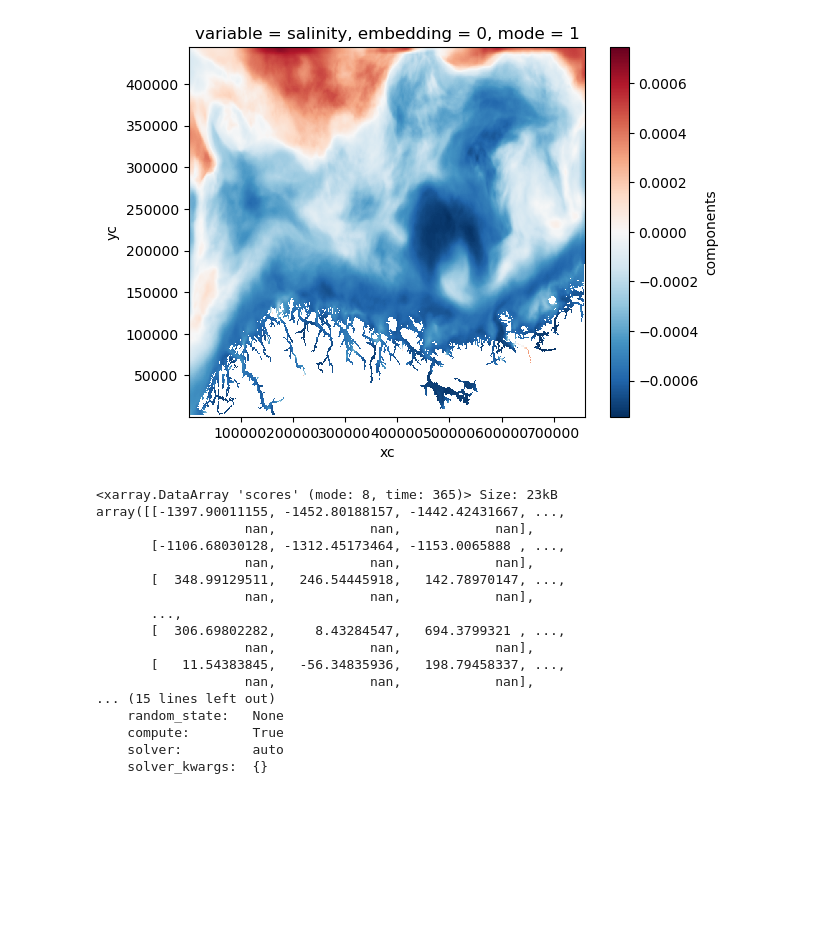
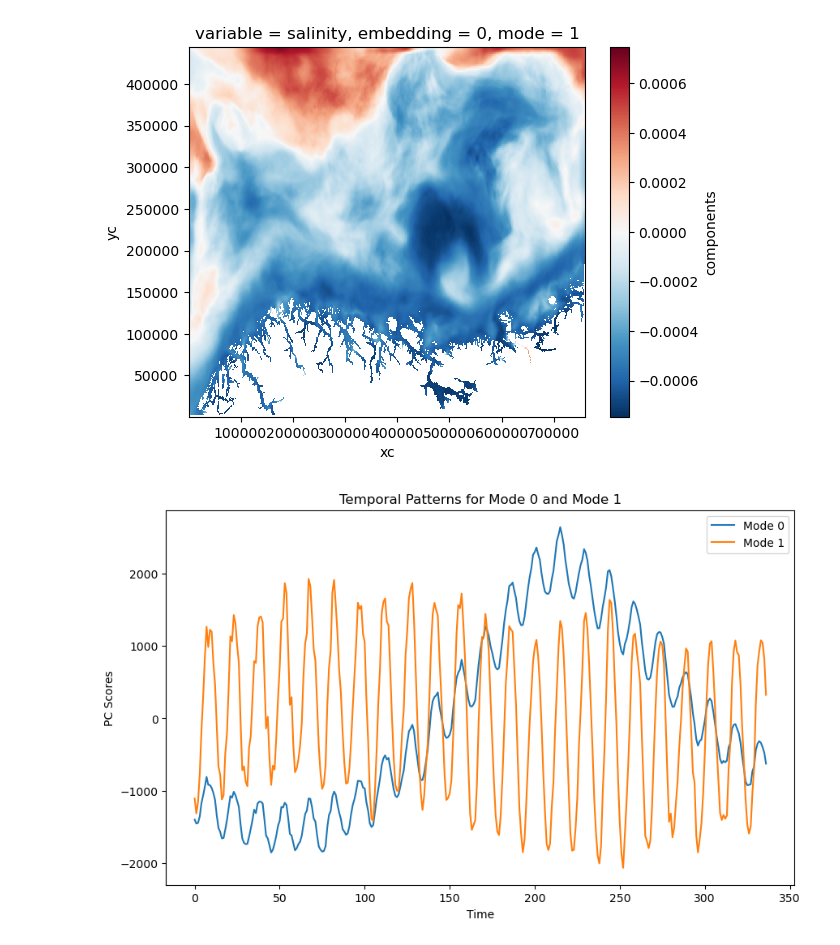
Before and after one commit to butterman0/spGDMM, a Jupyter notebook: 2_notebooks/1d_EOF.ipynb, the cells around one changed output. Cells and saved outputs as stored; diff of their text form; code cells hidden in the pictures; blank space fills up the shorter version.

```diff
--- a/2_notebooks/1d_EOF.ipynb
+++ b/2_notebooks/1d_EOF.ipynb
@@ -186,25 +270,20 @@ component.plot()
 # %% [output]
 <matplotlib.collections.QuadMesh at 0x...>
 [figure]
-# %%
-model.scores()
-# %% [output]
-<xarray.DataArray 'scores' (mode: 8, time: 365)> Size: 23kB
-array([[-1397.90011155, -1452.80188157, -1442.42431667, ...,
-                   nan,            nan,            nan],
-       [-1106.68030128, -1312.45173464, -1153.0065888 , ...,
-                   nan,            nan,            nan],
-       [  348.99129511,   246.54445918,   142.78970147, ...,
-                   nan,            nan,            nan],
-       ...,
-       [  306.69802282,     8.43284547,   694.3799321 , ...,
-                   nan,            nan,            nan],
-       [   11.54383845,   -56.34835936,   198.79458337, ...,
-                   nan,            nan,            nan],
-... (15 lines left out)
-    random_state:   None
-    compute:        True
-    solver:         auto
-    solver_kwargs:  {}
+# %%
+import matplotlib.pyplot as plt
+scores = model.scores()
+
+plt.figure(figsize=(10, 6))
+plt.plot(scores['time'], scores.isel(mode=0), label="Mode 0")
+plt.plot(scores['time'], scores.isel(mode=1), label="Mode 1")
+
+plt.xlabel("Time")
+plt.ylabel("PC Scores")
+plt.title("Temporal Patterns for Mode 0 and Mode 1")
+plt.legend()
+plt.show()
+# %% [output]
+[figure, added]
 # %%
 # TRANSFORM THE DATA INTO THIS SPACE? Or just use these values...
```
Also changed, not shown: parts of 10 cells of this notebook.
